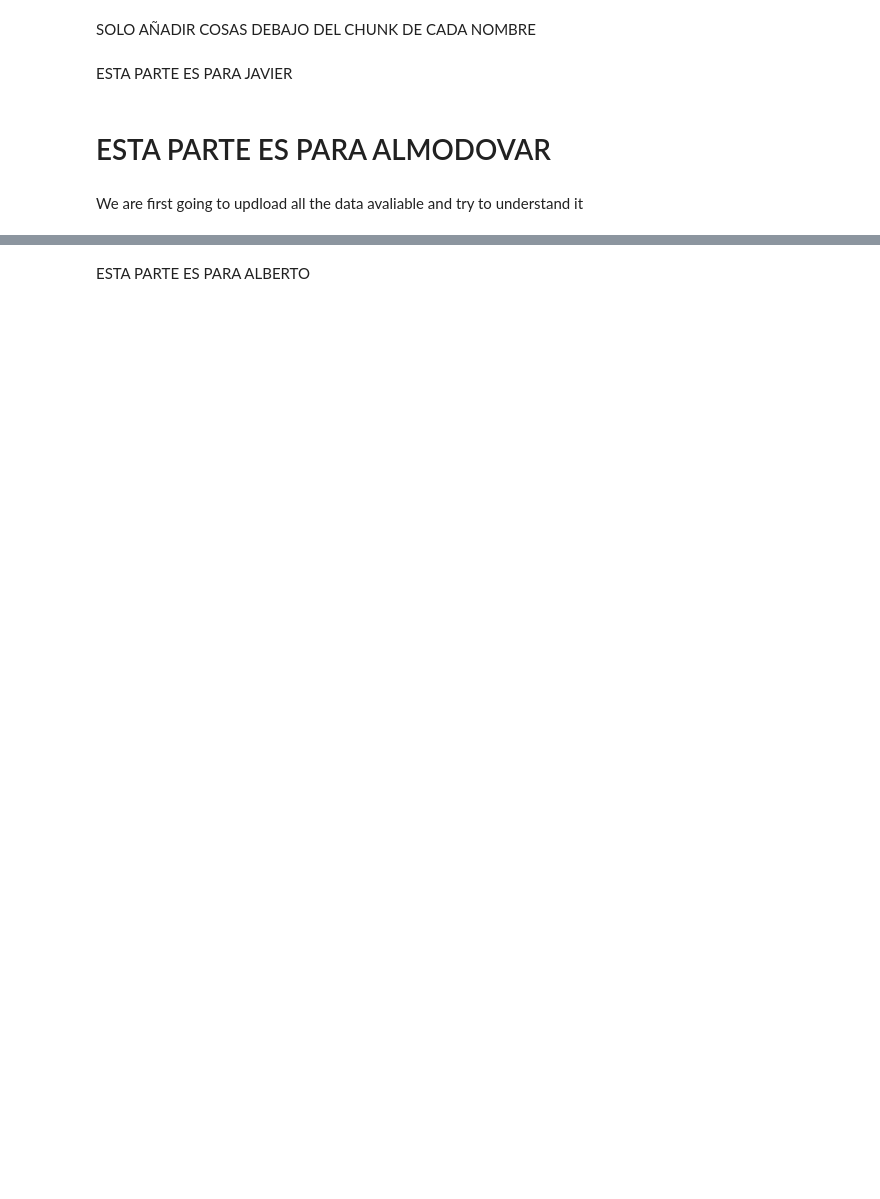
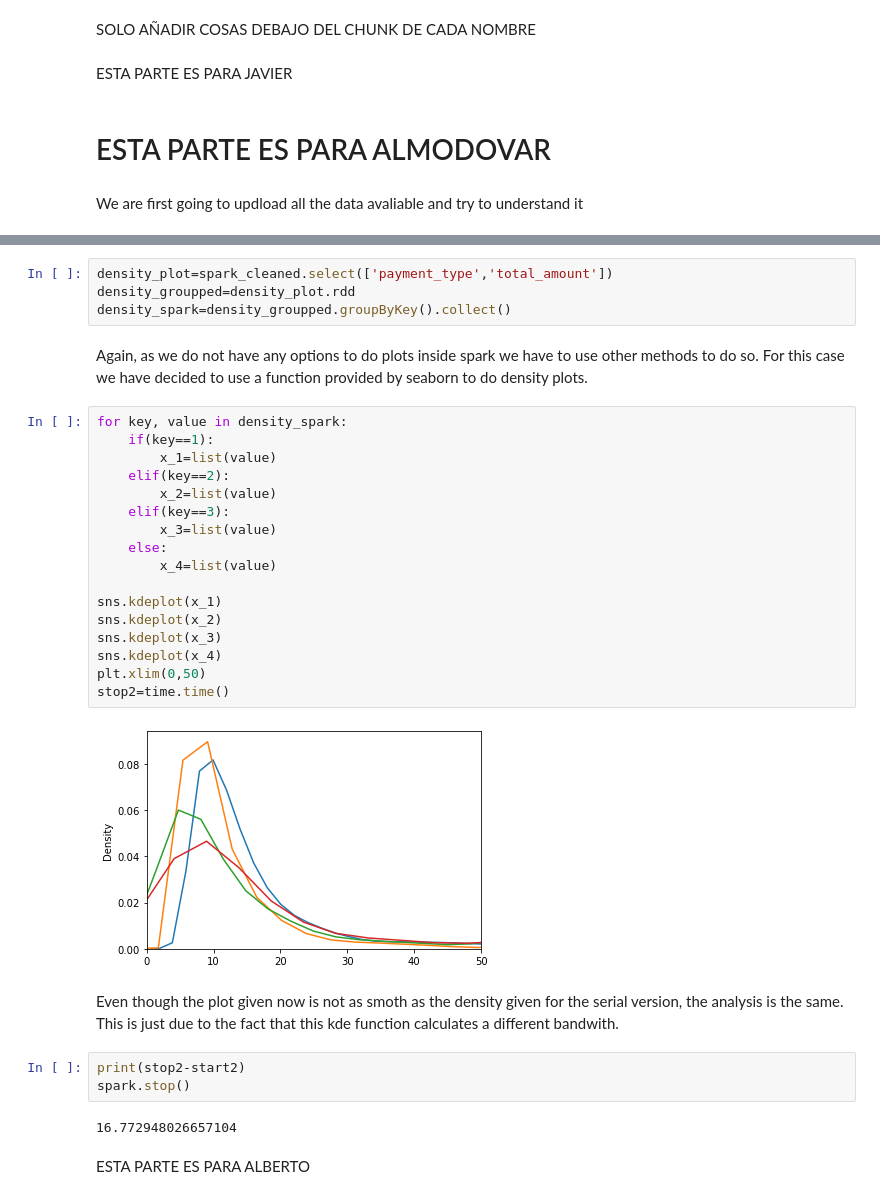
Before and after one commit to ignaac1o/SDComputing_labs, a Jupyter notebook: LAB2/spark_task.ipynb, the cells around one changed output, grey strips where cells are left out. Cells and saved outputs as stored; diff of their text form; blank space fills up the shorter version.

```diff
--- a/LAB2/spark_task.ipynb
+++ b/LAB2/spark_task.ipynb
@@ -118,2 +123,34 @@ only showing top 20 rows
+# %%
+density_plot=spark_cleaned.select(['payment_type','total_amount'])
+density_groupped=density_plot.rdd
+density_spark=density_groupped.groupByKey().collect()
+# %% [markdown]
+Again, as we do not have any options to do plots inside spark we have to use other methods to do so. For this case we have decided to use a function provided by seaborn to do density plots.
+# %%
+for key, value in density_spark:
+    if(key==1):
+        x_1=list(value)
+    elif(key==2):
+        x_2=list(value)
+    elif(key==3):
+        x_3=list(value)
+    else:
+        x_4=list(value)
+
+sns.kdeplot(x_1)
+sns.kdeplot(x_2)
+sns.kdeplot(x_3)
+sns.kdeplot(x_4)
+plt.xlim(0,50)
+stop2=time.time()
+# %% [output]
+[figure, added]
+# %% [markdown]
+Even though the plot given now is not as smoth as the density given for the serial version, the analysis is the same. This is just due to the fact that this kde function calculates a different bandwith.
+# %%
+print(stop2-start2)
+spark.stop()
+# %% [output]
+16.772948026657104
 # %% [markdown]
 ESTA PARTE ES PARA ALBERTO
```
Also changed, not shown: parts of 18 cells of this notebook.
